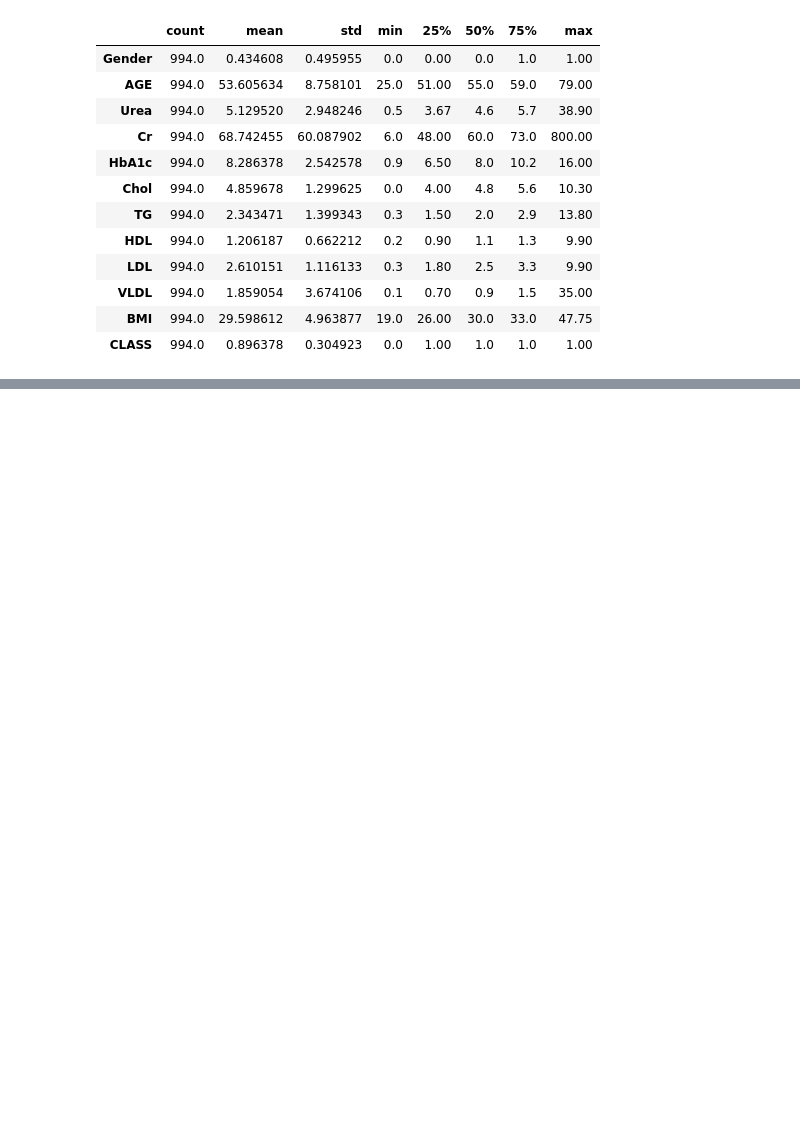
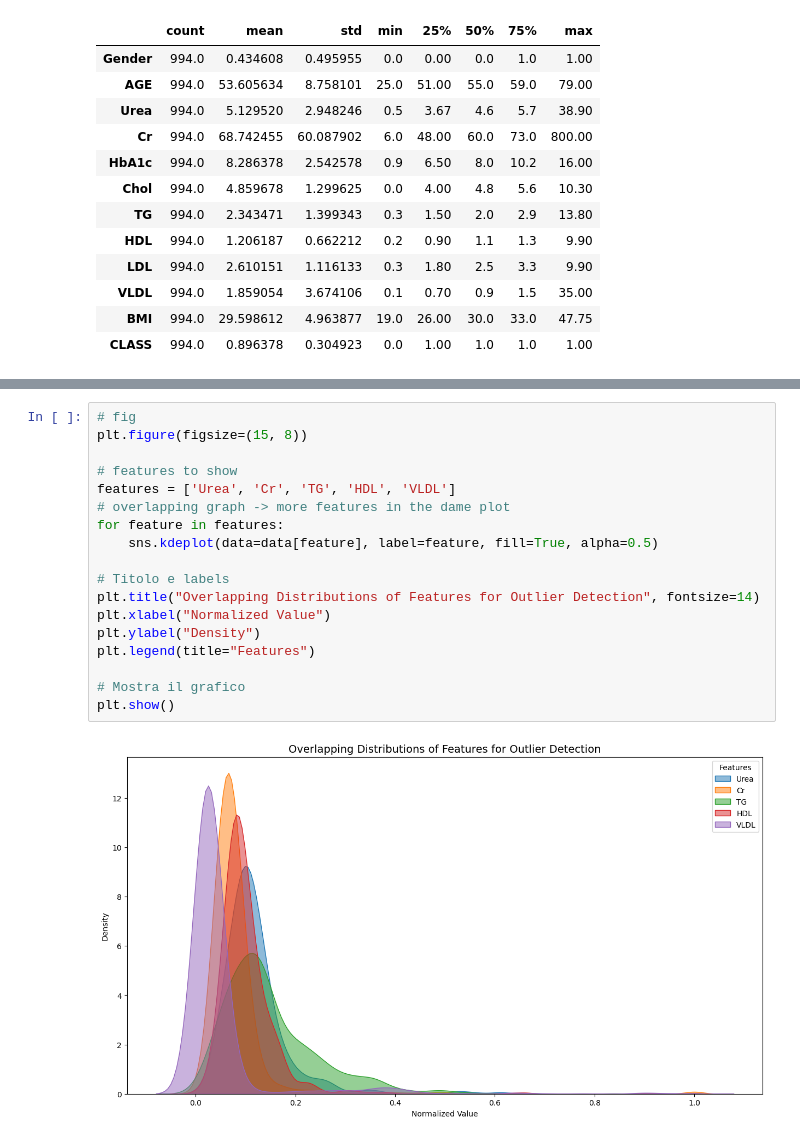
Before and after one commit to tbimbato/Diabetes-Dataset-EDA-and-prediction, a Jupyter notebook: notebooks/EDA.ipynb, the cells around one changed output, grey strips where cells are left out. Saved outputs shown, nothing was run; the diff lists cells and outputs as text; blank space fills up the shorter version.

```diff
--- a/notebooks/EDA.ipynb
+++ b/notebooks/EDA.ipynb
@@ -250,0 +243,20 @@ plt.show()
+# %%
+# fig
+plt.figure(figsize=(15, 8))
+
+# features to show
+features = ['Urea', 'Cr', 'TG', 'HDL', 'VLDL']
+# overlapping graph -> more features in the dame plot
+for feature in features:
+    sns.kdeplot(data=data[feature], label=feature, fill=True, alpha=0.5)
+
+# Titolo e labels
+plt.title("Overlapping Distributions of Features for Outlier Detection", fontsize=14)
+plt.xlabel("Normalized Value")
+plt.ylabel("Density")
+plt.legend(title="Features")
+
+# Mostra il grafico
+plt.show()
+# %% [output]
+[figure, added]
```
Also changed, not shown: parts of 9 cells of this notebook, 2 other files.
